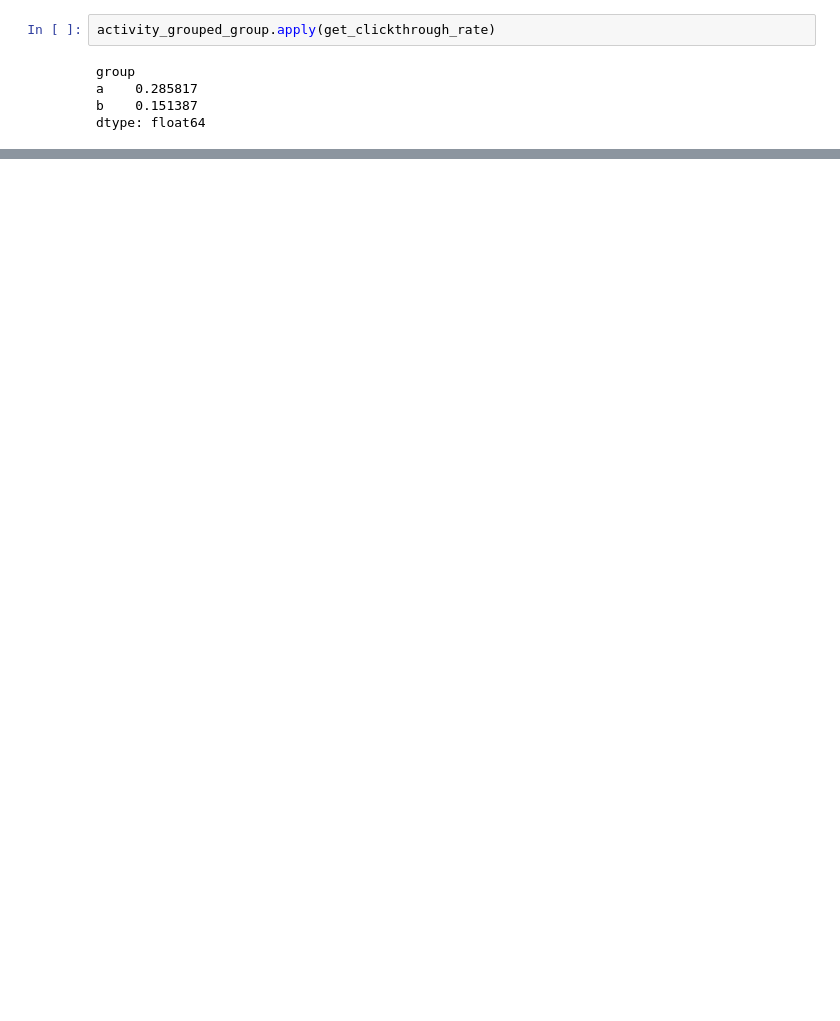
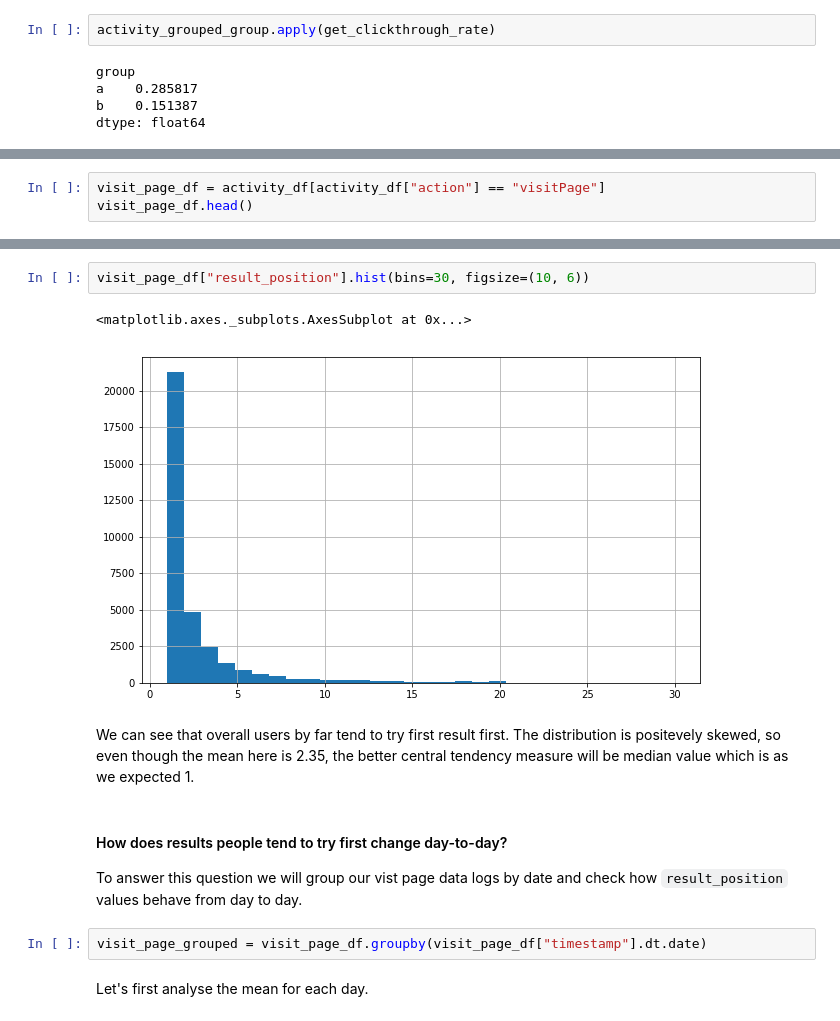
Before and after one commit to msznajder/wikipedia_users_activity_analysis, a Jupyter notebook: wikipedia_analysis.ipynb, the cells around one changed output, grey strips where cells are left out. Cells and saved outputs as stored; diff of their text form; blank space fills up the shorter version.

```diff
--- a/wikipedia_analysis.ipynb
+++ b/wikipedia_analysis.ipynb
@@ -475,0 +484,3 @@ For group `a` the overall clickthrough rate is 0.2858 and for group `b` it is 0.
+# %%
+visit_page_df = activity_df[activity_df["action"] == "visitPage"]
+visit_page_df.head()
@@ -475,0 +510,15 @@ For group `a` the overall clickthrough rate is 0.2858 and for group `b` it is 0.
+# %%
+visit_page_df["result_position"].hist(bins=30, figsize=(10, 6))
+# %% [output]
+<matplotlib.axes._subplots.AxesSubplot at 0x...>
+[figure, added]
+# %% [markdown]
+We can see that overall users by far tend to try first result first. The distribution is positevely skewed, so even though the mean here is 2.35, the better central tendency measure will be median value which is as we expected 1.
+# %% [markdown]
+#### How does results people tend to try first change day-to-day?
+
+To answer this question we will group our vist page data logs by date and check how `result_position` values behave from day to day.
+# %%
+visit_page_grouped = visit_page_df.groupby(visit_page_df["timestamp"].dt.date)
+# %% [markdown]
+Let's first analyse the mean for each day.
```
Also changed, not shown: parts of 40 cells of this notebook.
